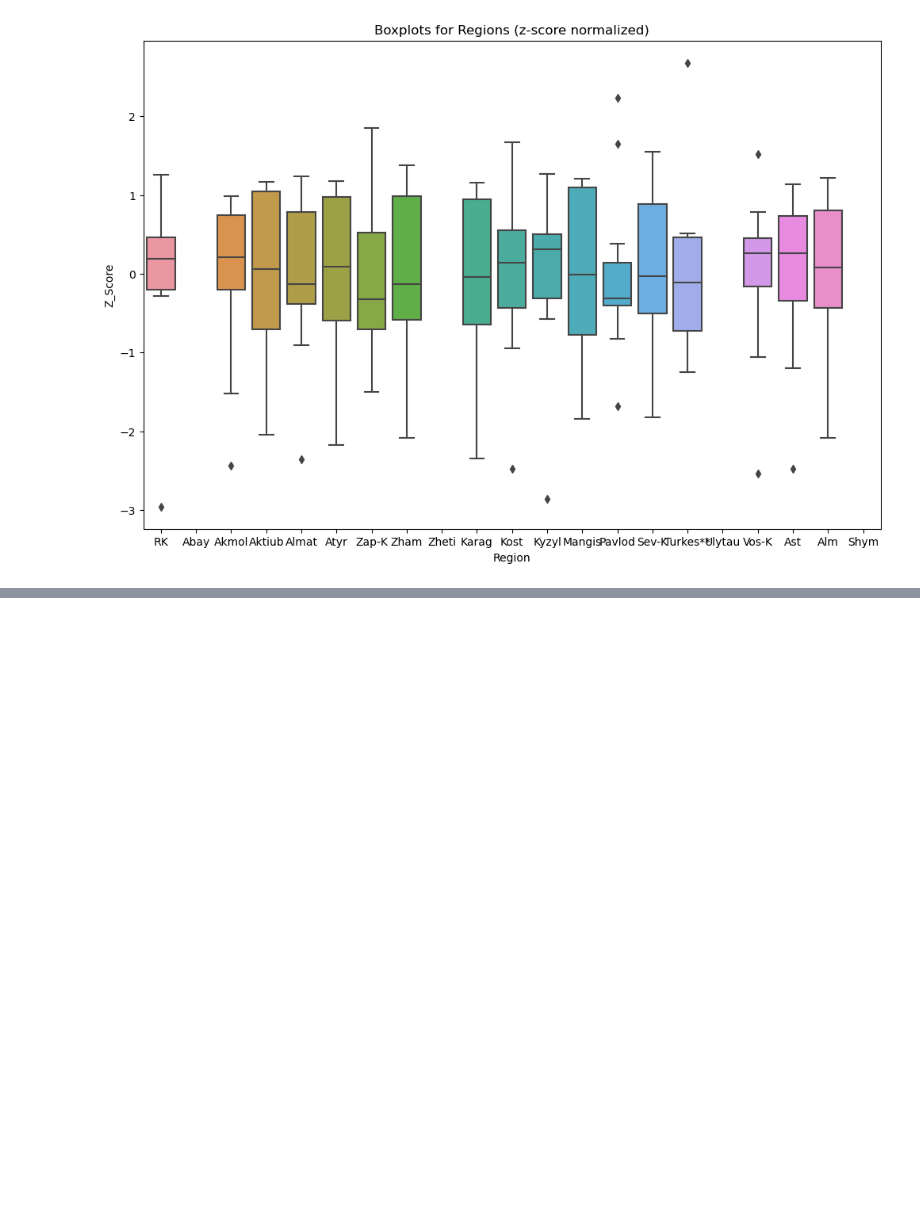
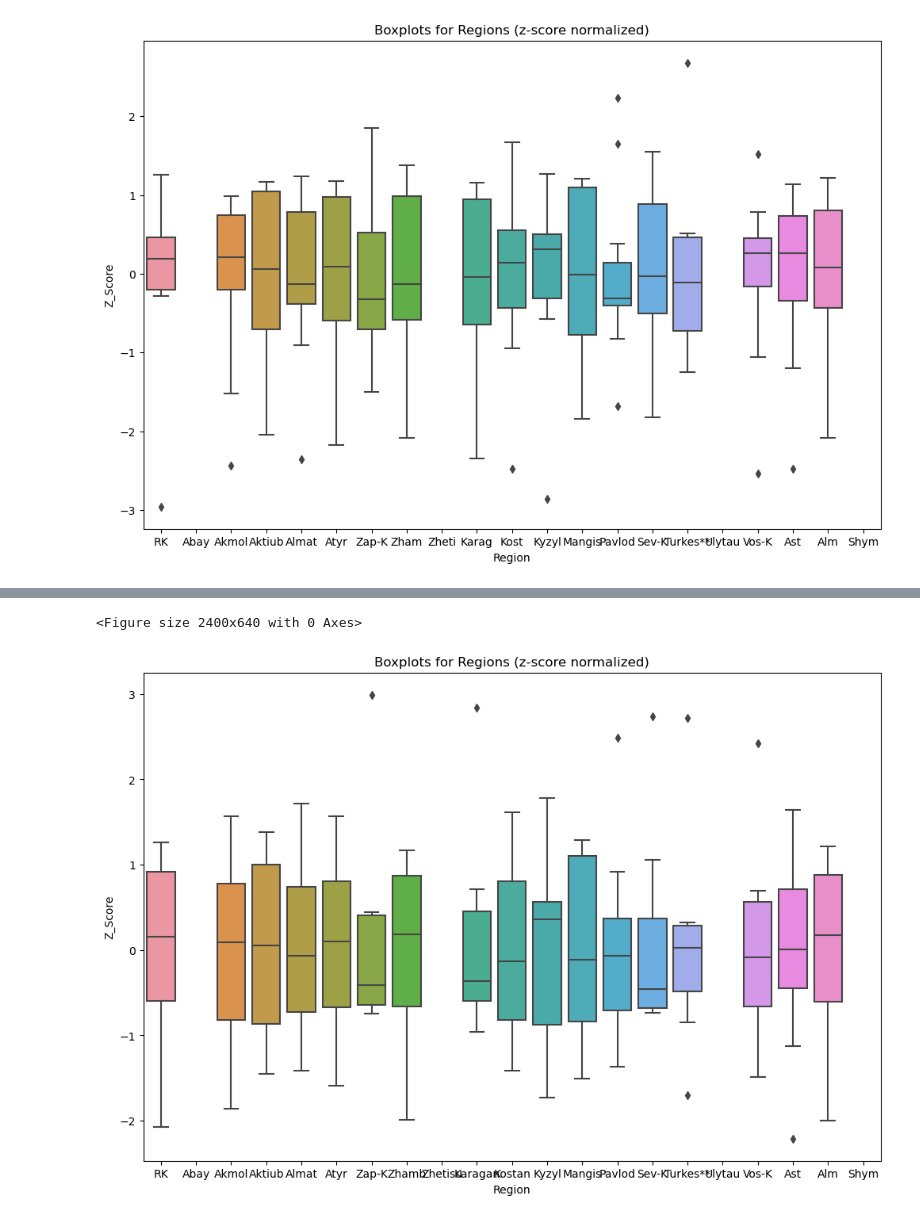
Before and after one commit to Cupcakeiris/investigate, a Jupyter notebook: inva.ipynb, the cells around one changed output, grey strips where cells are left out. Cells and saved outputs as stored; diff of their text form; code cells hidden in the pictures; blank space fills up the shorter version.

```diff
--- a/inva.ipynb
+++ b/inva.ipynb
@@ -225,0 +265,5 @@ inva_children_ratio
+# %%
+boxplot(inva_children_ratio)
+# %% [output]
+<Figure size 2400x640 with 0 Axes>
+[figure, added]
```
Also changed, not shown: parts of 39 cells of this notebook, 6 other files.
